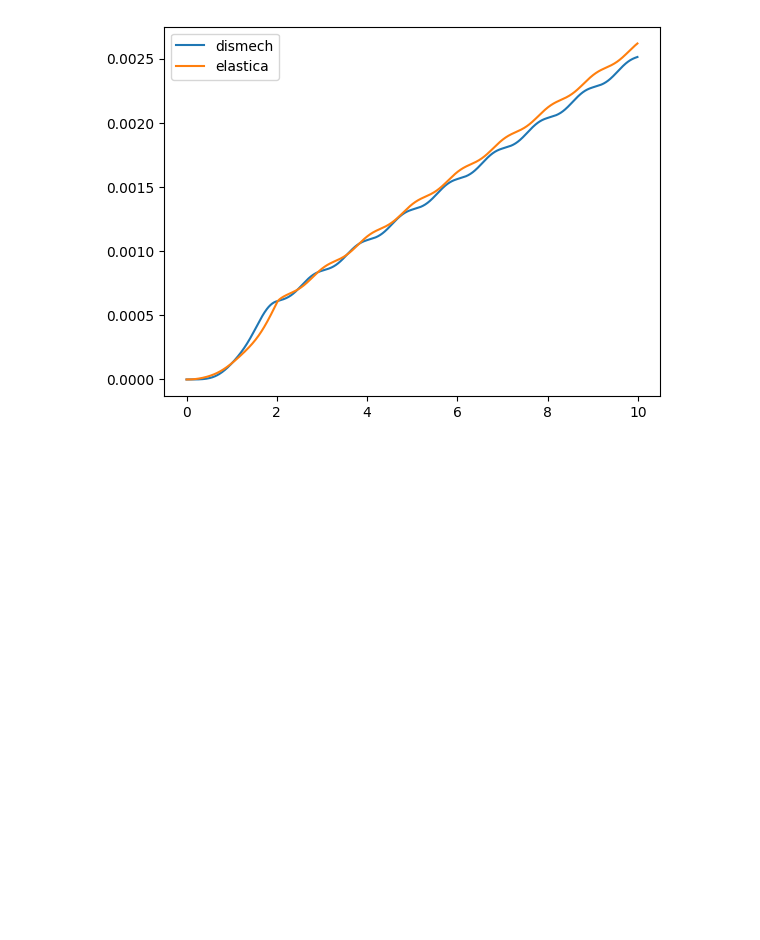
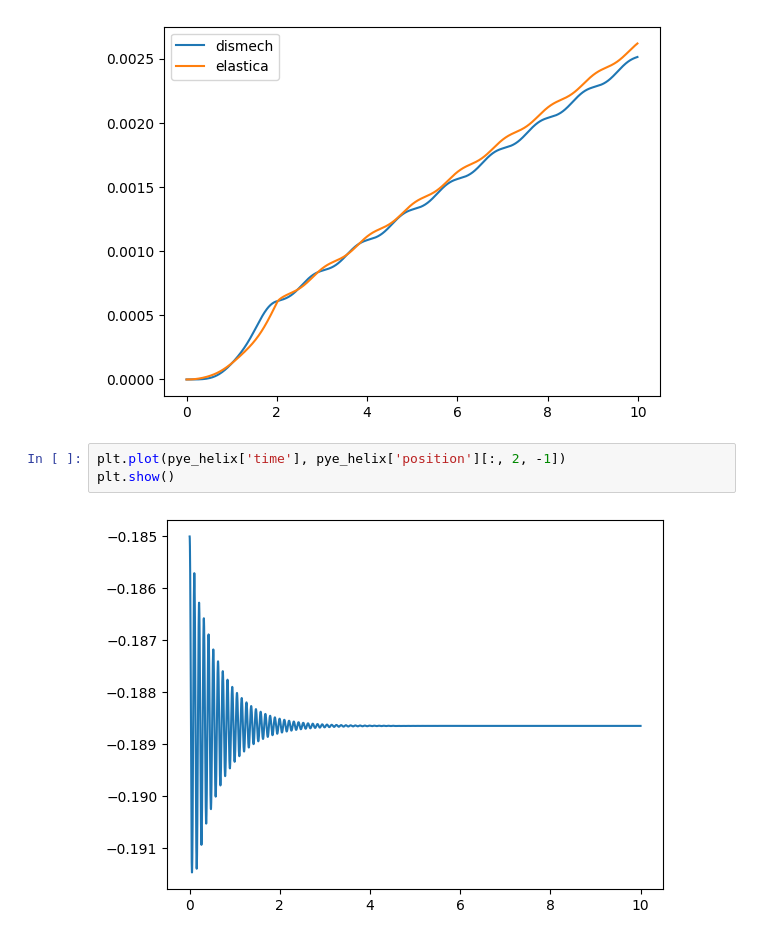
Before and after one commit to StructuresComp/dismech-python, a Jupyter notebook: data/viz.ipynb, the cells around one changed output. Drawn from its saved outputs; the diff is of its cells as text; blank space fills up the shorter version.

Commit message:
graphed all pyelastica

```diff
--- a/data/viz.ipynb
+++ b/data/viz.ipynb
@@ -104,3 +104,8 @@ plt.legend()
 plt.show()
 # %% [output]
 [figure]
+# %%
+plt.plot(pye_helix['time'], pye_helix['position'][:, 2, -1])
+plt.show()
+# %% [output]
+[figure, added]
```
Also changed, not shown: parts of 1 cell of this notebook.
